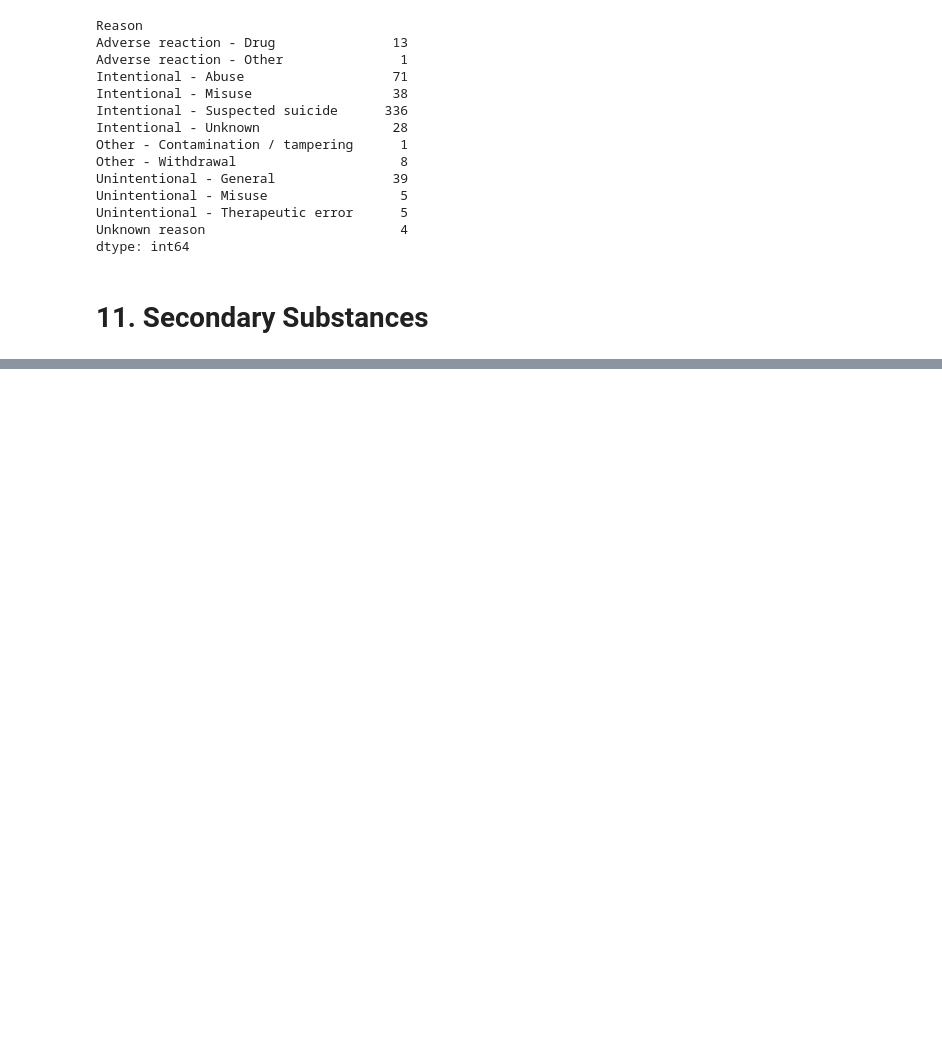
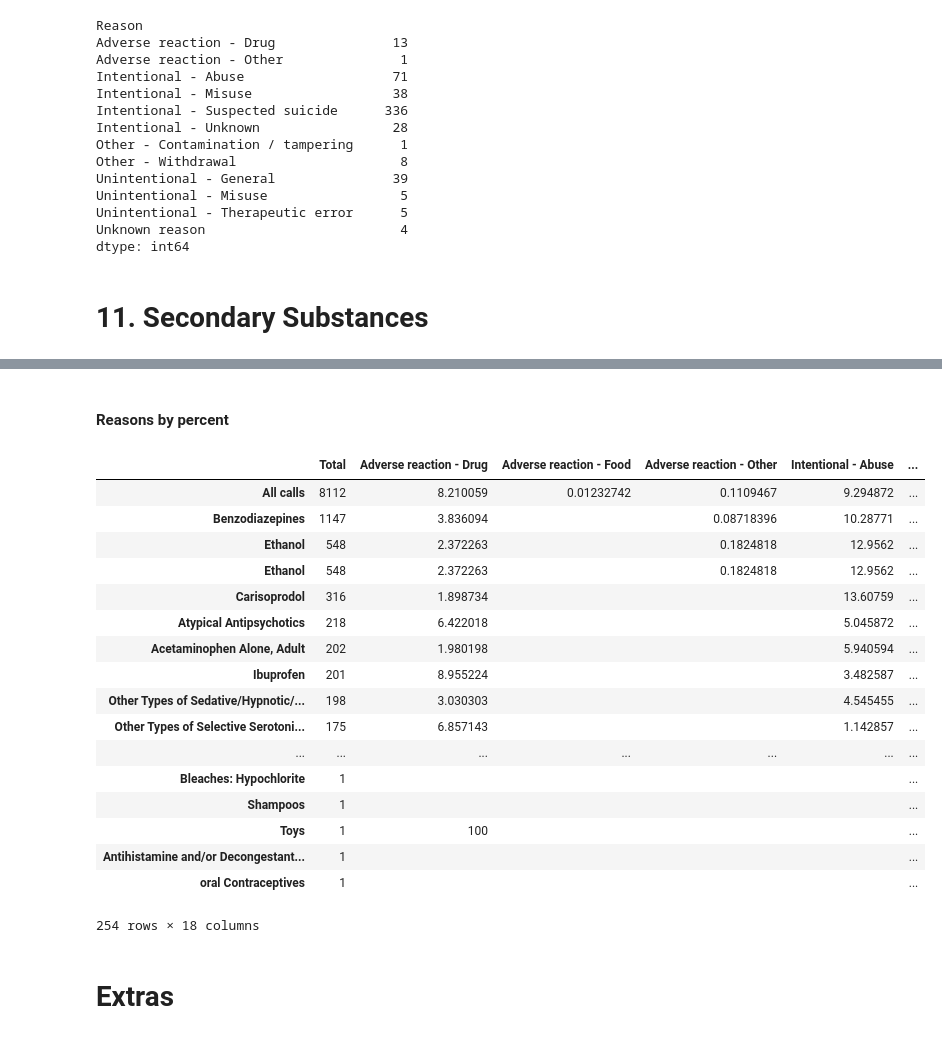
Before and after one commit to rinina/PCC-Opioid-Project, a Jupyter notebook: banner-PCC-notebook.ipynb, the cells around one changed output, grey strips where cells are left out. Cells and saved outputs as stored; diff of their text form; code cells hidden in the pictures; blank space fills up the shorter version.

```diff
--- a/banner-PCC-notebook.ipynb
+++ b/banner-PCC-notebook.ipynb
@@ -622,0 +683,10 @@ dtype: int64
+# %%
+secondary_compare2 = matched.groupby('Reason').size()
+secondary_compare2.name = 'All calls'
+
+for i in pd.Series(secondary_substances.index).str.split('\(').str[0].str.strip().values:
+    sub = matched[matched['Substance'].str.contains(i)].groupby('Reason').size()
+    sub.name = i
+    secondary_compare2 = pd.concat([secondary_compare2, sub], axis=1)
+
+secondary_compare2.T.replace(np.nan, 0)
@@ -623,3 +712,29 @@ dtype: int64
+# %% [markdown]
+#### Reasons by percent
+# %%
+pd.concat([secondary_compare2.sum().T,
+           100*(secondary_compare2.T).div(secondary_compare2.sum().T.astype(float), axis=0).replace(np.nan, '')], axis=1).sort(0, ascending=False).rename(columns={0:'Total'})
+# %% [output]
+|  | Total | Adverse reaction - Drug | Adverse reaction - Food | Adverse reaction - Other | Intentional - Abuse | ... |
+| All calls | 8112 | 8.210059 | 0.01232742 | 0.1109467 | 9.294872 | ... |
+| Benzodiazepines | 1147 | 3.836094 |  | 0.08718396 | 10.28771 | ... |
+| Ethanol | 548 | 2.372263 |  | 0.1824818 | 12.9562 | ... |
+| Ethanol | 548 | 2.372263 |  | 0.1824818 | 12.9562 | ... |
+| Carisoprodol | 316 | 1.898734 |  |  | 13.60759 | ... |
+| Atypical Antipsychotics | 218 | 6.422018 |  |  | 5.045872 | ... |
+| Acetaminophen Alone, Adult | 202 | 1.980198 |  |  | 5.940594 | ... |
+| Ibuprofen | 201 | 8.955224 |  |  | 3.482587 | ... |
+| Other Types of Sedative/Hypnotic/... | 198 | 3.030303 |  |  | 4.545455 | ... |
+| Other Types of Selective Serotoni... | 175 | 6.857143 |  |  | 1.142857 | ... |
+| ... | ... | ... | ... | ... | ... | ... |
+| Bleaches: Hypochlorite | 1 |  |  |  |  | ... |
+| Shampoos | 1 |  |  |  |  | ... |
+| Toys | 1 | 100 |  |  |  | ... |
+| Antihistamine and/or Decongestant... | 1 |  |  |  |  | ... |
+| oral Contraceptives | 1 |  |  |  |  | ... |
+254 rows × 18 columns
+# %% [markdown]
+# Extras
 # %%
 matched_death = matched.dropna(subset=['Medical Outcome'])[matched['Medical Outcome'].dropna().str.contains('Death')]
 # %%
```
Also changed, not shown: parts of 16 cells of this notebook.
